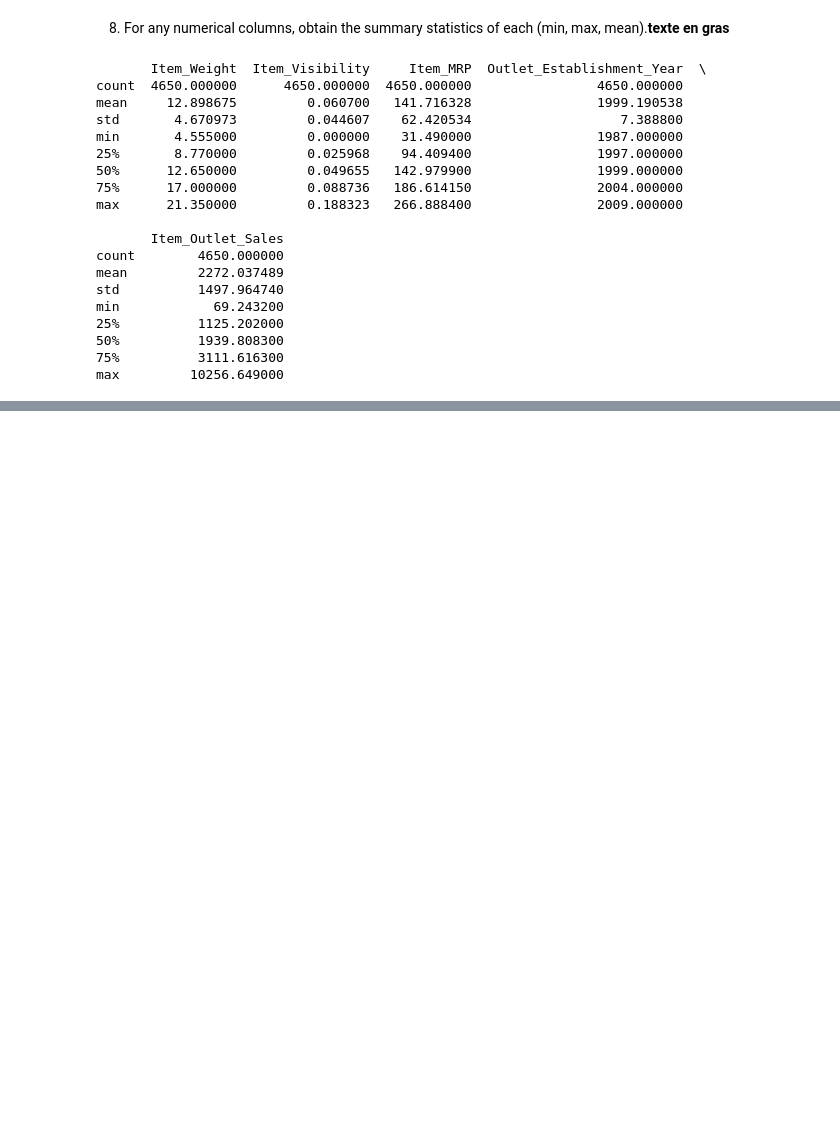
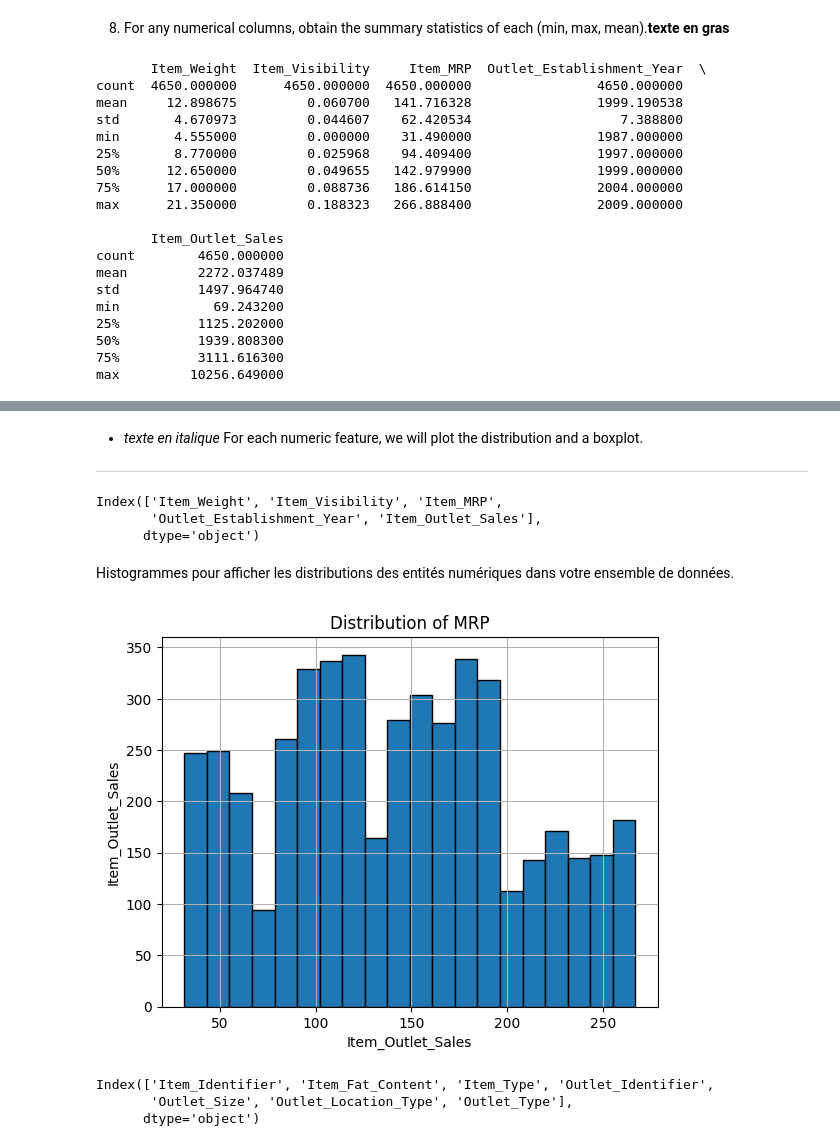
Before and after one commit to mongikourchid/Prediction-of-Product-Sales, a Jupyter notebook: Project_1_Part_2_(Core).ipynb, the cells around one changed output, grey strips where cells are left out. Saved outputs shown, nothing was run; the diff lists cells and outputs as text; code cells hidden in the pictures; blank space fills up the shorter version.

```diff
--- a/Project_1_Part_2_(Core).ipynb
+++ b/Project_1_Part_2_(Core).ipynb
@@ -196,0 +231,29 @@ max         10256.649000
+# %% [markdown]
+
+* *texte en italique* For each numeric feature, we will plot the distribution and a boxplot.
+
+---
+# %%
+num_cols = df.select_dtypes('number').columns
+num_cols
+# %% [output]
+Index(['Item_Weight', 'Item_Visibility', 'Item_MRP',
+       'Outlet_Establishment_Year', 'Item_Outlet_Sales'],
+      dtype='object')
+# %% [markdown]
+Histogrammes pour afficher les distributions des entités numériques dans votre ensemble de données.
+# %%
+# Create the histogram
+ax = df['Item_MRP'].hist(bins =20, edgecolor = 'black')
+ax.set_title('Distribution of MRP')
+ax.set_xlabel('Item_Outlet_Sales')
+ax.set_ylabel('Item_Outlet_Sales');
+# %% [output]
+[figure, added]
+# %%
+Ob_cols = df.select_dtypes('object').columns
+Ob_cols
+# %% [output]
+Index(['Item_Identifier', 'Item_Fat_Content', 'Item_Type', 'Outlet_Identifier',
+       'Outlet_Size', 'Outlet_Location_Type', 'Outlet_Type'],
+      dtype='object')
```
Also changed, not shown: parts of 13 cells of this notebook.
